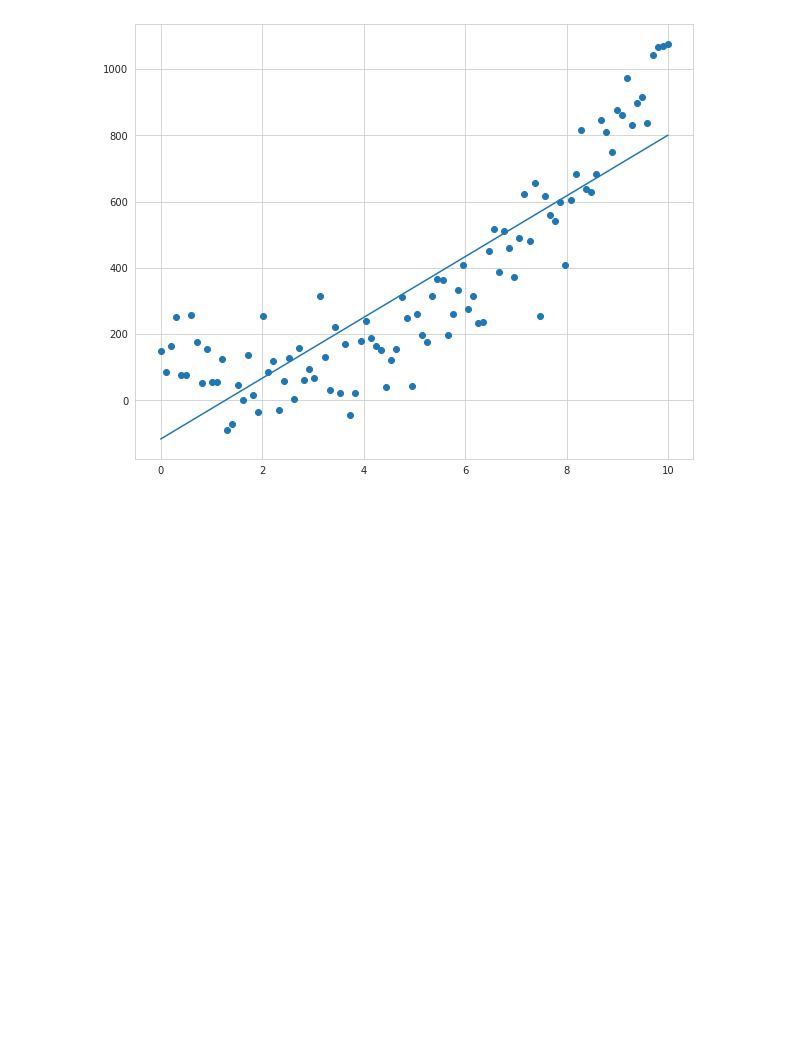
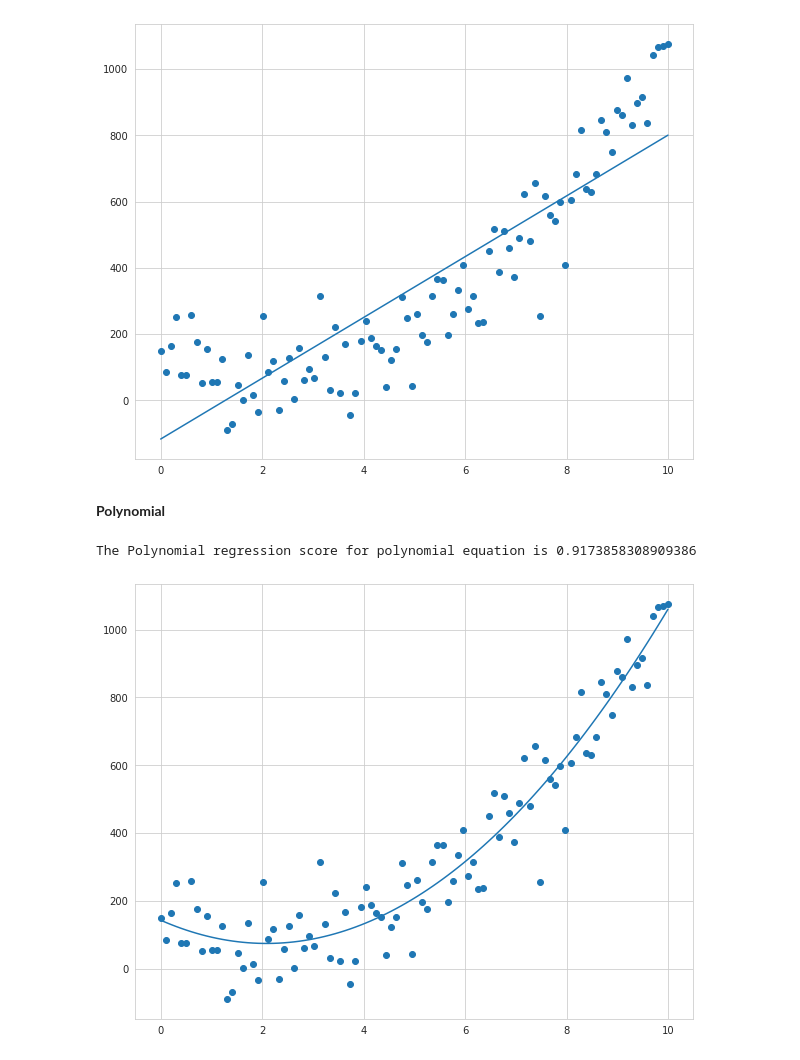
Before and after one commit to milu234/Project_Perseverance, a Jupyter notebook: Multiple_Regression.ipynb, the cells around one changed output. Cells and saved outputs as stored; diff of their text form; code cells hidden in the pictures; blank space fills up the shorter version.

Commit message:
Polynomial regression performed on polynomial equation

```diff
--- a/Multiple_Regression.ipynb
+++ b/Multiple_Regression.ipynb
@@ -504,3 +504,5 @@ Linear Regression
 # %% [output]
 The R2 Score for the polynomial in Linear Regression is 0.7643394574930141
 [figure]
+# %% [markdown]
+**Polynomial**
@@ -506,0 +511,15 @@ The R2 Score for the polynomial in Linear Regression is 0.7643394574930141
+# %%
+poly_reg = PolynomialFeatures(degree=2)
+X_poly = poly_reg.fit_transform(X.reshape(-1,1))
+# %%
+lin_reg_2 = LinearRegression()
+lin_reg_2.fit(X_poly, y.reshape(-1, 1))
+y_pred = lin_reg_2.predict(X_poly)
+# %%
+plt.figure(figsize=(10,8))
+plt.scatter(X, y)
+plt.plot(X, y_pred)
+print(f'The Polynomial regression score for polynomial equation is {r2_score(y,y_pred)}')
+# %% [output]
+The Polynomial regression score for polynomial equation is 0.9173858308909386
+[figure, added]
```
Also changed, not shown: parts of 1 cell of this notebook.
